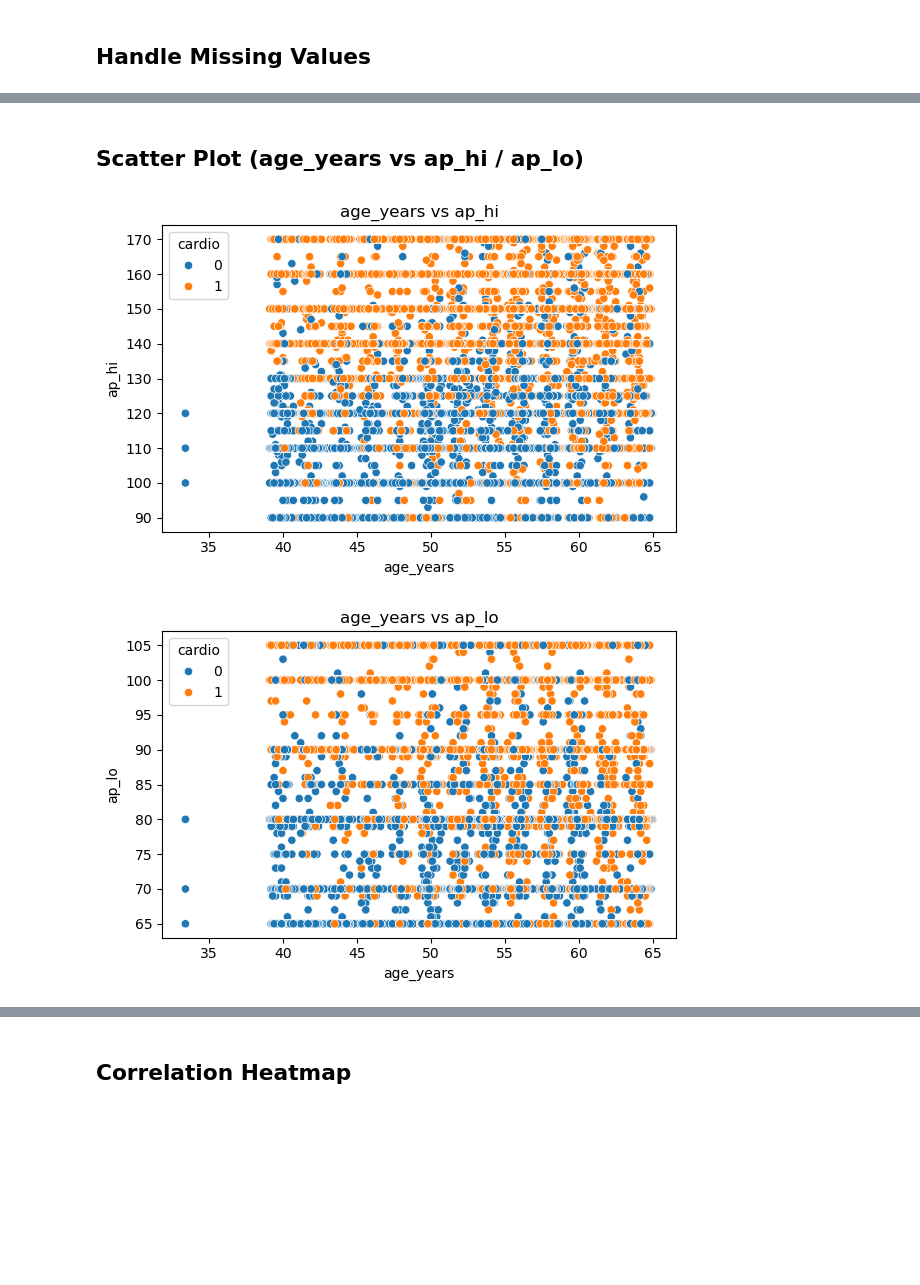
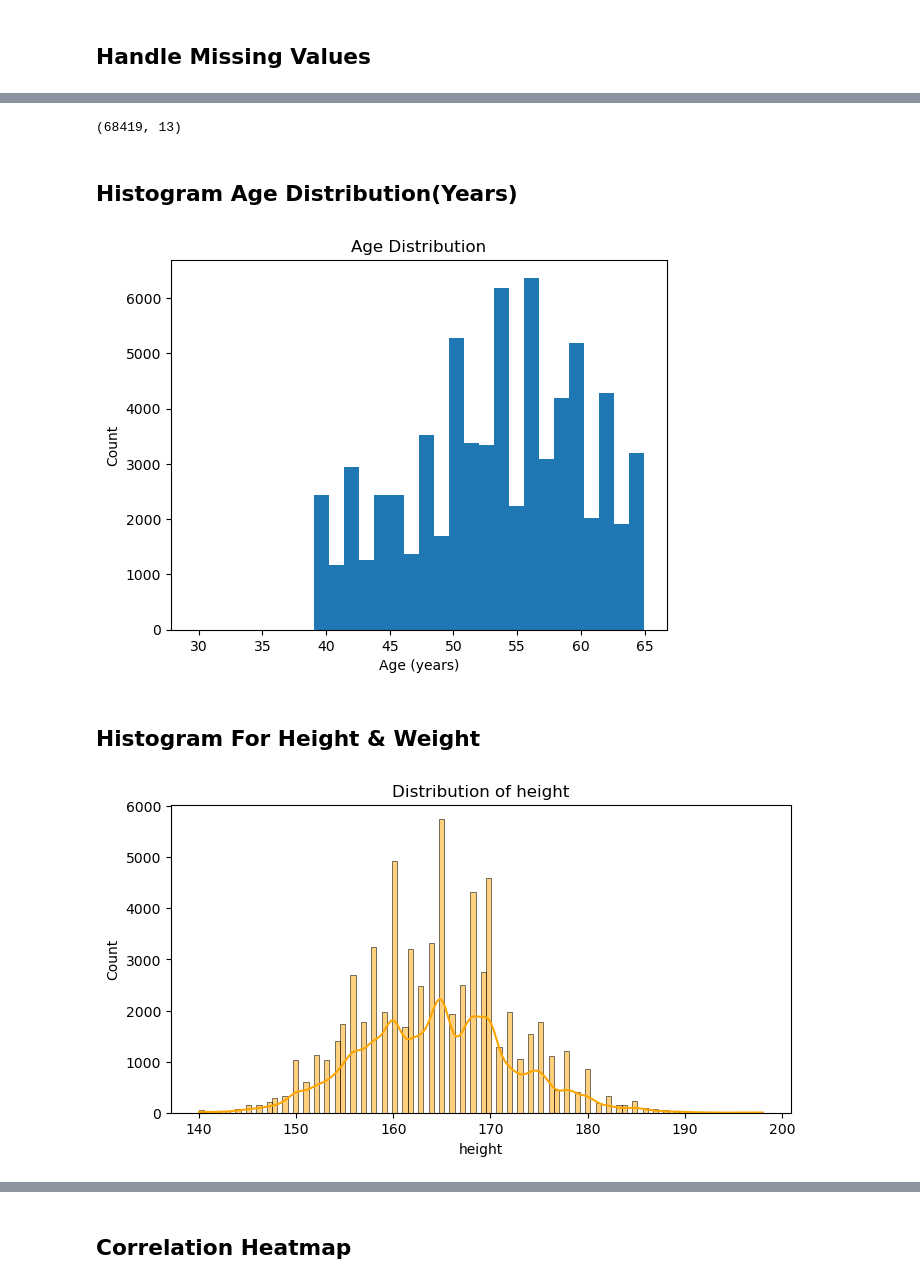
Before and after one commit to RudraC-07/B-TECH, a Jupyter notebook: SEM-6/MLDL/Project/Cardio.ipynb, the cells around one changed output, grey strips where cells are left out. Drawn from its saved outputs; the diff is of its cells as text; code cells hidden in the pictures; blank space fills up the shorter version.

```diff
--- a/SEM-6/MLDL/Project/Cardio.ipynb
+++ b/SEM-6/MLDL/Project/Cardio.ipynb
@@ -350,17 +245,24 @@ plt.show()
-# %% [markdown]
-## Scatter Plot (age_years vs ap_hi / ap_lo)
-# %%
-plt.figure(figsize=(6,4))
-sns.scatterplot(x='age_years', y='ap_hi', hue='cardio', data=df.sample(min(70000,len(df))))
-plt.title('age_years vs ap_hi')
-plt.tight_layout()
-plt.show()
-
-plt.figure(figsize=(6,4))
-sns.scatterplot(x='age_years', y='ap_lo', hue='cardio', data=df.sample(min(70000,len(df))))
-plt.title('age_years vs ap_lo')
-plt.tight_layout()
-plt.show()
-# %% [output]
-[figure, removed]
-[figure, removed]
+# %%
+after_shape = df.shape
+after_shape
+# %% [output]
+(68419, 13)
+# %% [markdown]
+## Histogram Age Distribution(Years)
+# %%
+plt.hist(df_copy['age'], bins=30)
+plt.title("Age Distribution")
+plt.xlabel("Age (years)")
+plt.ylabel("Count")
+plt.show()
+# %% [output]
+[figure, added]
+# %% [markdown]
+## Histogram For Height & Weight
+# %%
+plt.figure(figsize=(8,4))
+sns.histplot(data=df,x='height',kde=True,color='orange')
+plt.title("Distribution of height")
+plt.show()
+# %% [output]
+[figure, added]
```
Also changed, not shown: parts of 59 cells of this notebook, 29 other files.
